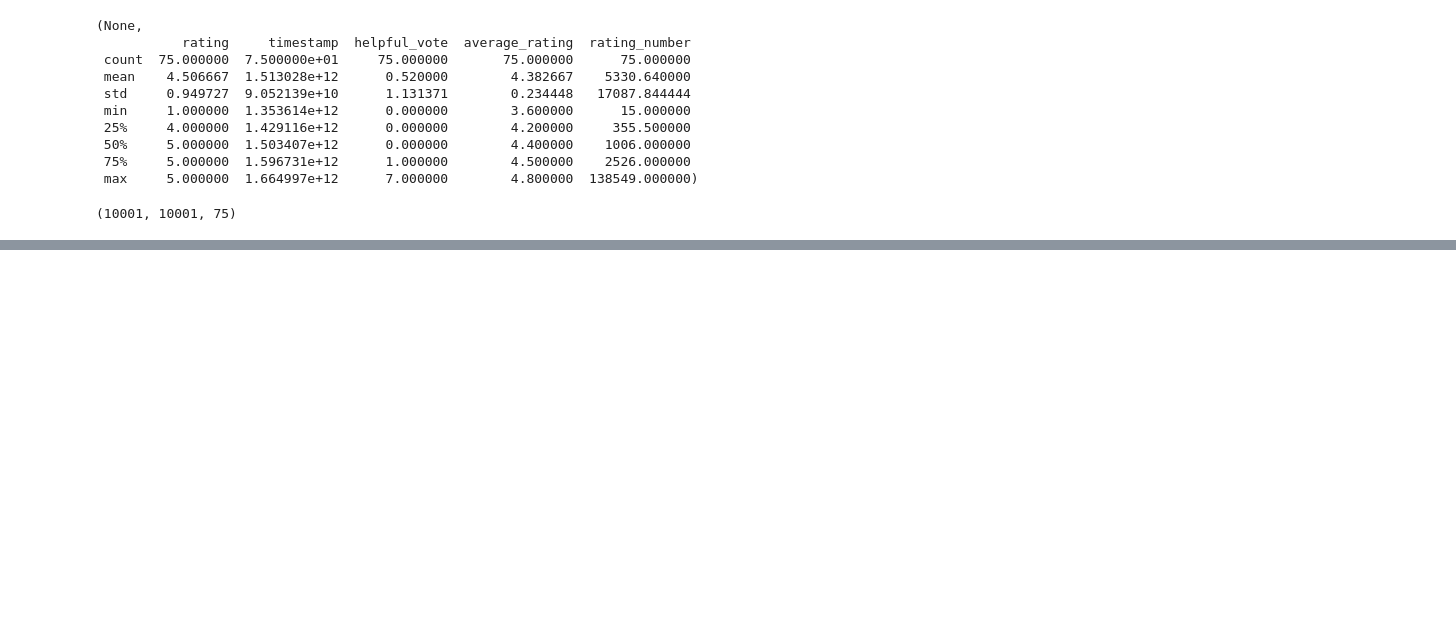
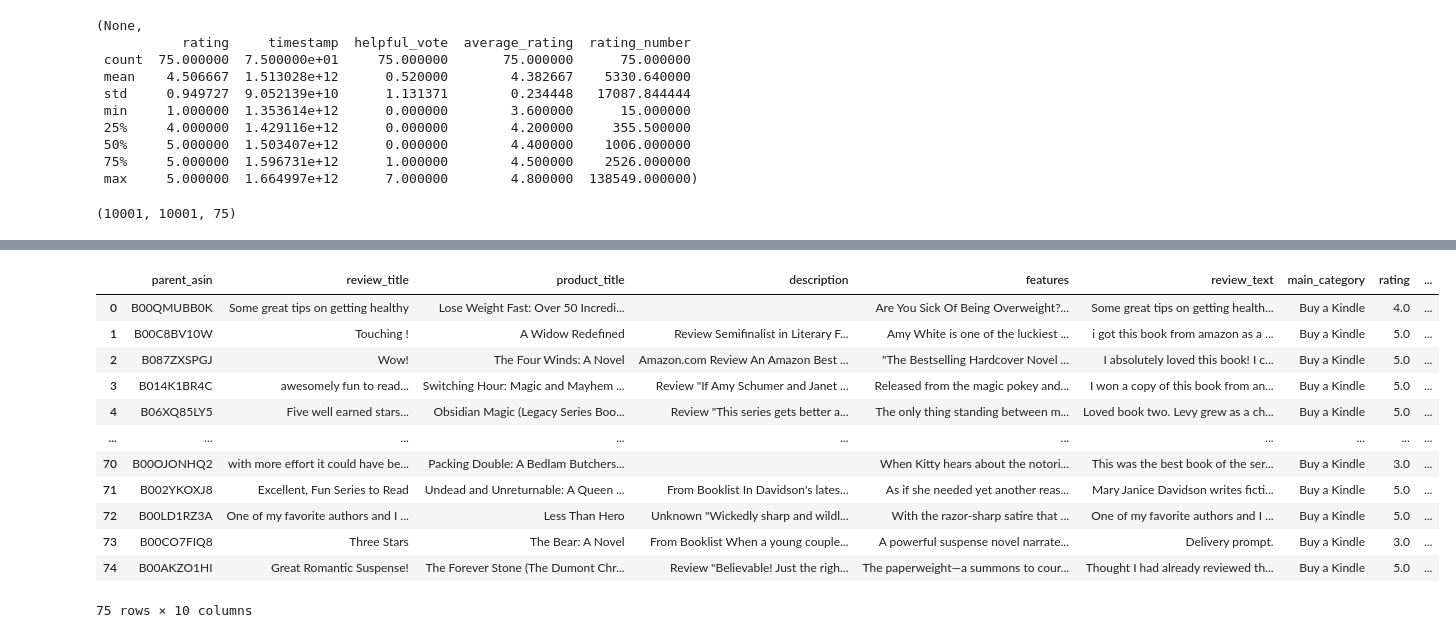
Before and after one commit to UBC-MDS/DSCI_575_project_artazyan_eduard08, a Jupyter notebook: notebooks/milestone1_exploration.ipynb, the cells around one changed output, grey strips where cells are left out. Cells and saved outputs as stored; diff of their text form; code cells hidden in the pictures; blank space fills up the shorter version.

Commit message:
Filtered columns and created document column

```diff
--- a/notebooks/milestone1_exploration.ipynb
+++ b/notebooks/milestone1_exploration.ipynb
@@ -178,11 +178,10 @@ len(df_reviews), len(df_metadata), len(df_merged)
 # %% [output]
 (10001, 10001, 75)
 # %%
-df_ = df[[
+df_filtered = df_merged[[
     "parent_asin",
     "title_x",
     "title_y",
-    "author",
     "description",
     "features",
     "text",
@@ -190,3 +189,9 @@ df_ = df[[
     "rating",
     "verified_purchase"
 ]].copy()
+
+df_filtered = df_filtered.rename(columns={
+    "title_x": "review_title",
+    "title_y": "product_title",
+    "text": "review_text"
+})
@@ -192,0 +207,23 @@ df_ = df[[
+# %%
+df_filtered["document"] = (
+    df_filtered["product_title"].fillna("") + " " +
+    df_filtered["description"].fillna("") + " " +
+    df_filtered["features"].fillna("") + " " +
+    df_filtered["review_text"].fillna("")
+)
+# %%
+df_filtered
+# %% [output]
+|  | parent_asin | review_title | product_title | description | features | review_text | main_category | rating | ... |
+| 0 | B00QMUBB0K | Some great tips on getting healthy | Lose Weight Fast: Over 50 Incredi... |  | Are You Sick Of Being Overweight?... | Some great tips on getting health... | Buy a Kindle | 4.0 | ... |
+| 1 | B00C8BV10W | Touching ! | A Widow Redefined | Review Semifinalist in Literary F... | Amy White is one of the luckiest ... | i got this book from amazon as a ... | Buy a Kindle | 5.0 | ... |
+| 2 | B087ZXSPGJ | Wow! | The Four Winds: A Novel | Amazon.com Review An Amazon Best ... | "The Bestselling Hardcover Novel ... | I absolutely loved this book! I c... | Buy a Kindle | 5.0 | ... |
+| 3 | B014K1BR4C | awesomely fun to read... | Switching Hour: Magic and Mayhem ... | Review "If Amy Schumer and Janet ... | Released from the magic pokey and... | I won a copy of this book from an... | Buy a Kindle | 5.0 | ... |
+| 4 | B06XQ85LY5 | Five well earned stars... | Obsidian Magic (Legacy Series Boo... | Review "This series gets better a... | The only thing standing between m... | Loved book two. Levy grew as a ch... | Buy a Kindle | 5.0 | ... |
+| ... | ... | ... | ... | ... | ... | ... | ... | ... | ... |
+| 70 | B00OJONHQ2 | with more effort it could have be... | Packing Double: A Bedlam Butchers... |  | When Kitty hears about the notori... | This was the best book of the ser... | Buy a Kindle | 3.0 | ... |
+| 71 | B002YKOXJ8 | Excellent, Fun Series to Read | Undead and Unreturnable: A Queen ... | From Booklist In Davidson's lates... | As if she needed yet another reas... | Mary Janice Davidson writes ficti... | Buy a Kindle | 5.0 | ... |
+| 72 | B00LD1RZ3A | One of my favorite authors and I ... | Less Than Hero | Unknown "Wickedly sharp and wildl... | With the razor-sharp satire that ... | One of my favorite authors and I ... | Buy a Kindle | 5.0 | ... |
+| 73 | B00CO7FIQ8 | Three Stars | The Bear: A Novel | From Booklist When a young couple... | A powerful suspense novel narrate... | Delivery prompt. | Buy a Kindle | 3.0 | ... |
+| 74 | B00AKZO1HI | Great Romantic Suspense! | The Forever Stone (The Dumont Chr... | Review "Believable! Just the righ... | The paperweight—a summons to cour... | Thought I had already reviewed th... | Buy a Kindle | 5.0 | ... |
+75 rows × 10 columns
```
Also changed, not shown: parts of 1 cell of this notebook.
